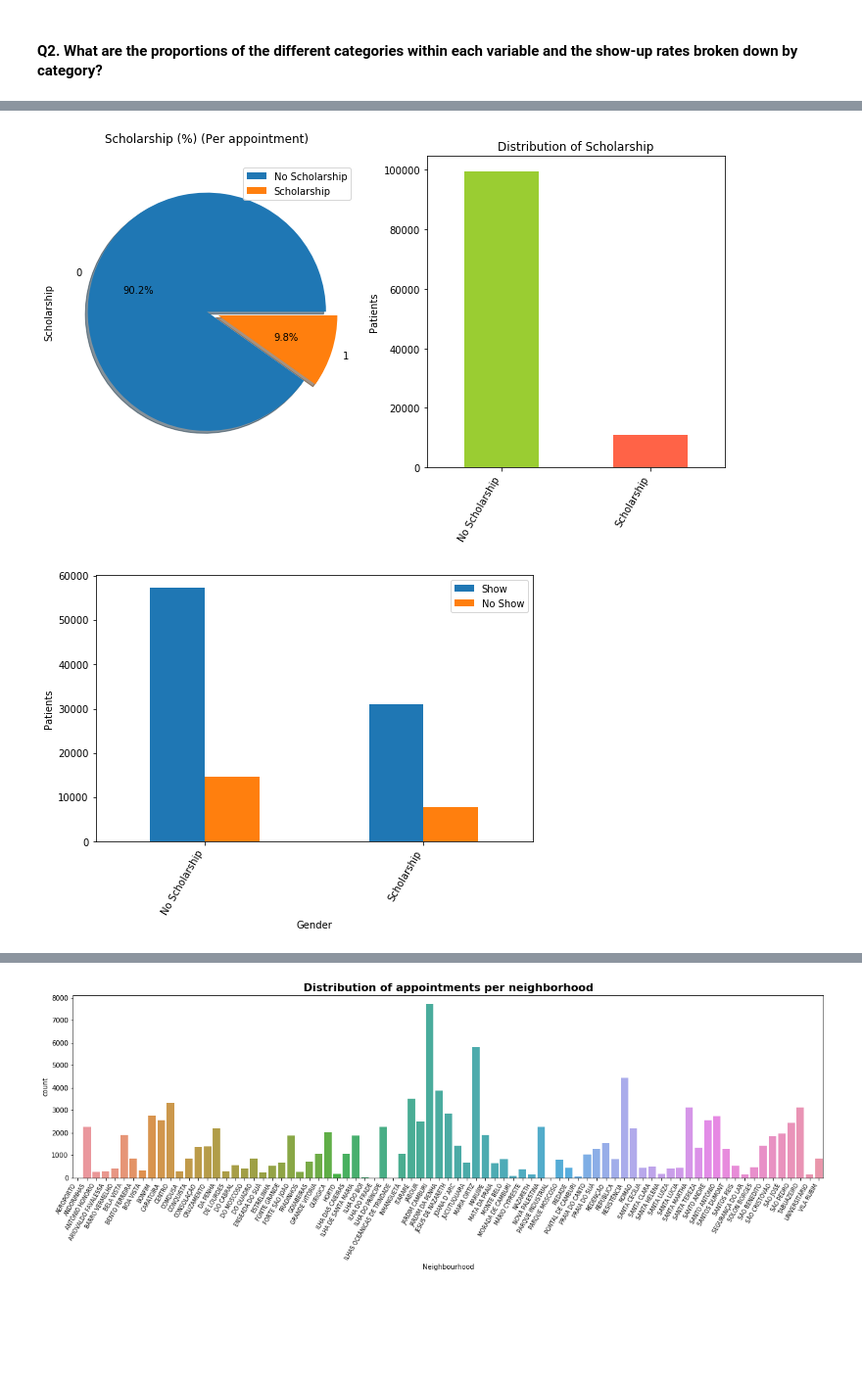
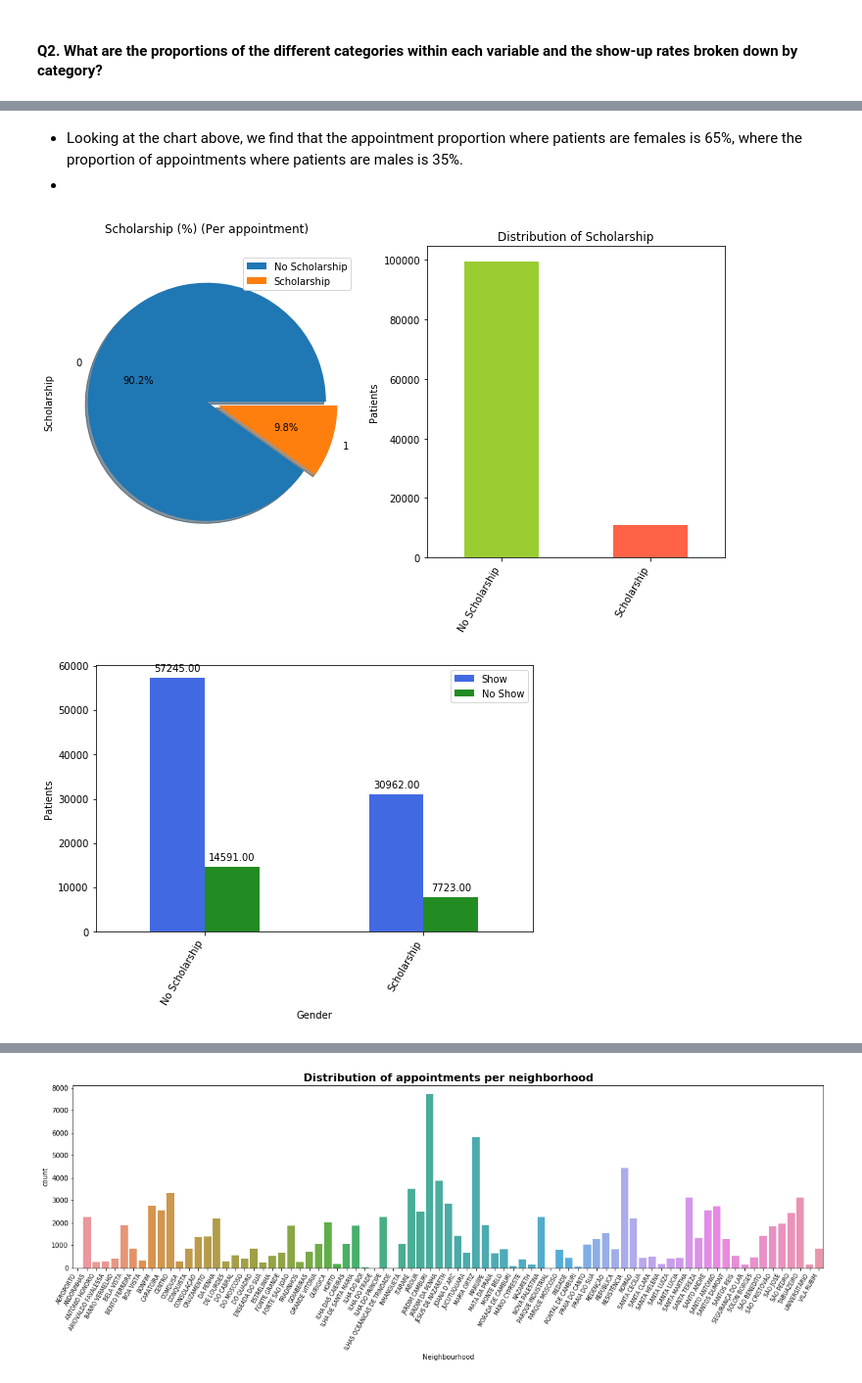
Before and after one commit to Lashuk1729/Medical-Appointment-No-Shows, a Jupyter notebook: Investigate_a_Dataset.ipynb, the cells around one changed output, grey strips where cells are left out. Shown at 98% size. Drawn from its saved outputs; the diff is of its cells as text; code cells hidden in the pictures; blank space fills up the shorter version.

```diff
--- a/Investigate_a_Dataset.ipynb
+++ b/Investigate_a_Dataset.ipynb
@@ -434,28 +474,40 @@ plt.show()
+# %% [markdown]
+- Looking at the chart above, we find that the appointment proportion where patients are females is 65%, where the proportion of appointments where patients are males is 35%.
+-
 # %%
 ## Plotting gender distribution
 fig = plt.subplots(figsize=(10,6))
 
 plt.subplot(1,2,1)
 df_pie = (df['Scholarship'].value_counts()/100)
 ax1 = df_pie.plot.pie(shadow=True, explode=(0, 0.1), autopct='%1.1f%%')
 ax1.set_title('Scholarship (%) (Per appointment)\n');
 ax1.legend(labels=["No Scholarship", "Scholarship"],  loc="best")
 
 plt.subplot(1,2,2)
 df_bar = df['Scholarship'].value_counts()
 ax2 = df_bar.plot.bar(color=['yellowgreen','tomato'])
 ax2.set_xticklabels(["No Scholarship", "Scholarship"], rotation=60, ha="right")
 ax2.set_ylabel("Patients")
 ax2.set_title('Distribution of Scholarship')
 plt.tight_layout()
+plt.show()
 
 df_count = pd.crosstab(df['Gender'], df['No_show'])
-ax3 = df_count.plot.bar(figsize=(8,5))
+ax3 = df_count.plot.bar(figsize=(8,5), color=['royalblue','forestgreen'])
 ax3.set_xticklabels(["No Scholarship", "Scholarship"], rotation=60, ha="right")
 ax3.set_ylabel("Patients")
 ax3.legend(labels=['Show', 'No Show'])
+autolabel(ax3)
+
+df_count = pd.crosstab(df['Gender'], df['No_show'], normalize = 'index')*100
+ax4 = df_count.plot.bar(figsize=(8,5), color=['royalblue','forestgreen'])
+ax4.set_xticklabels(["No Scholarship", "Scholarship"], rotation=60, ha="right")
+ax4.set_ylabel("Patients")
+ax4.legend(labels=['Show', 'No Show'])
+autolabel(ax4)
 
 plt.show()
 # %% [output]
 [figure]
-[figure, old version]
+[figure, new version]
```
Also changed, not shown: parts of 13 cells of this notebook.
